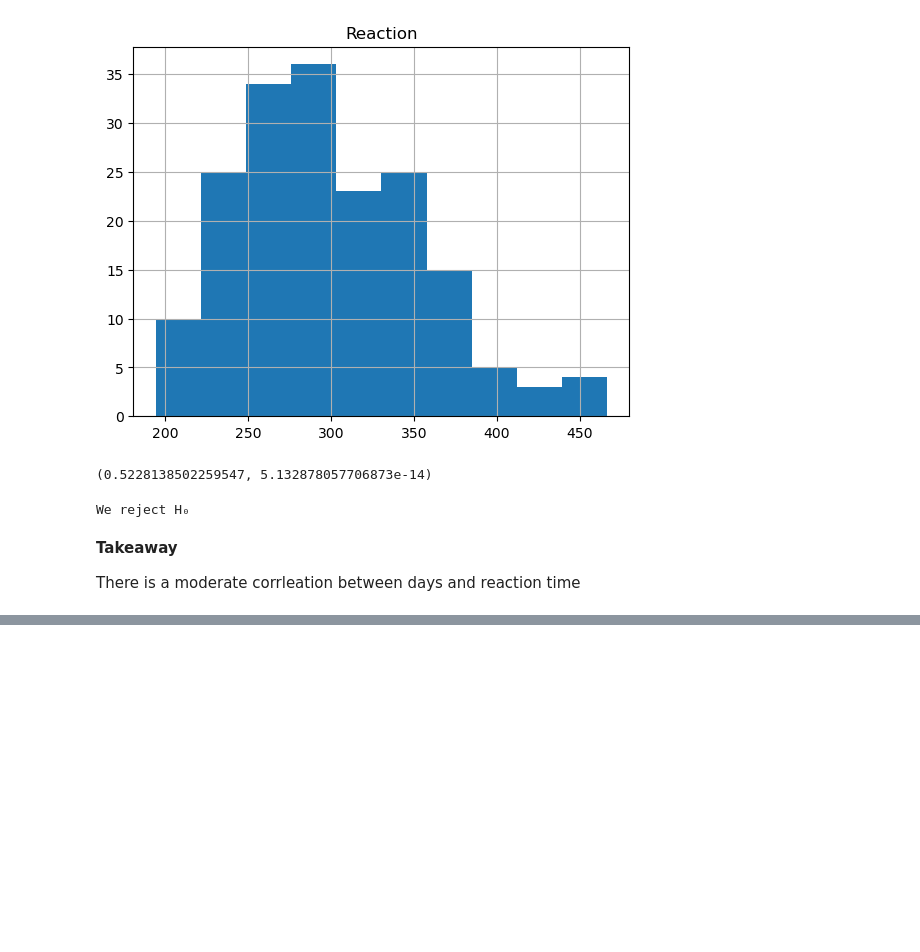
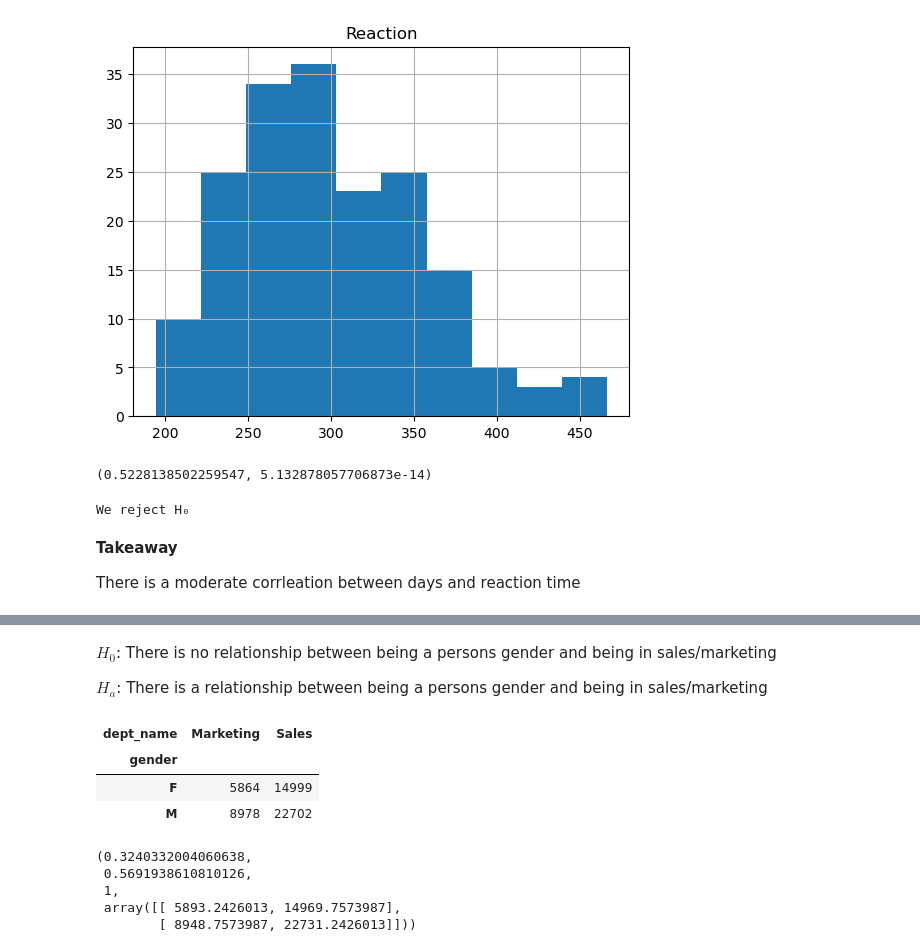
Before and after one commit to nicolas-angarita/Statistics-exercises, a Jupyter notebook: hypothesis_testing.ipynb, the cells around one changed output, grey strips where cells are left out. Drawn from its saved outputs; the diff is of its cells as text; code cells hidden in the pictures; blank space fills up the shorter version.

Commit message:
stats

```diff
--- a/hypothesis_testing.ipynb
+++ b/hypothesis_testing.ipynb
@@ -781,0 +1058,25 @@ There is a moderate corrleation between days and reaction time
+# %% [markdown]
+$H_0$: There is no relationship between being a persons gender and being in sales/marketing
+
+$H_a$: There is a relationship between being a persons gender and being in sales/marketing
+# %%
+observed = pd.crosstab(df.gender, df.dept_name)
+
+observed
+# %% [output]
+| dept_name | Marketing | Sales |
+| gender |  |  |
+| F | 5864 | 14999 |
+| M | 8978 | 22702 |
+# %%
+𝜶 = .05
+
+chi2, p, degf, expected = stats.chi2_contingency(observed)
+
+chi2, p, degf, expected
+# %% [output]
+(0.3240332004060638,
+ 0.5691938610810126,
+ 1,
+ array([[ 5893.2426013, 14969.7573987],
+        [ 8948.7573987, 22731.2426013]]))
```
Also changed, not shown: parts of 41 cells of this notebook, 2 other files.
